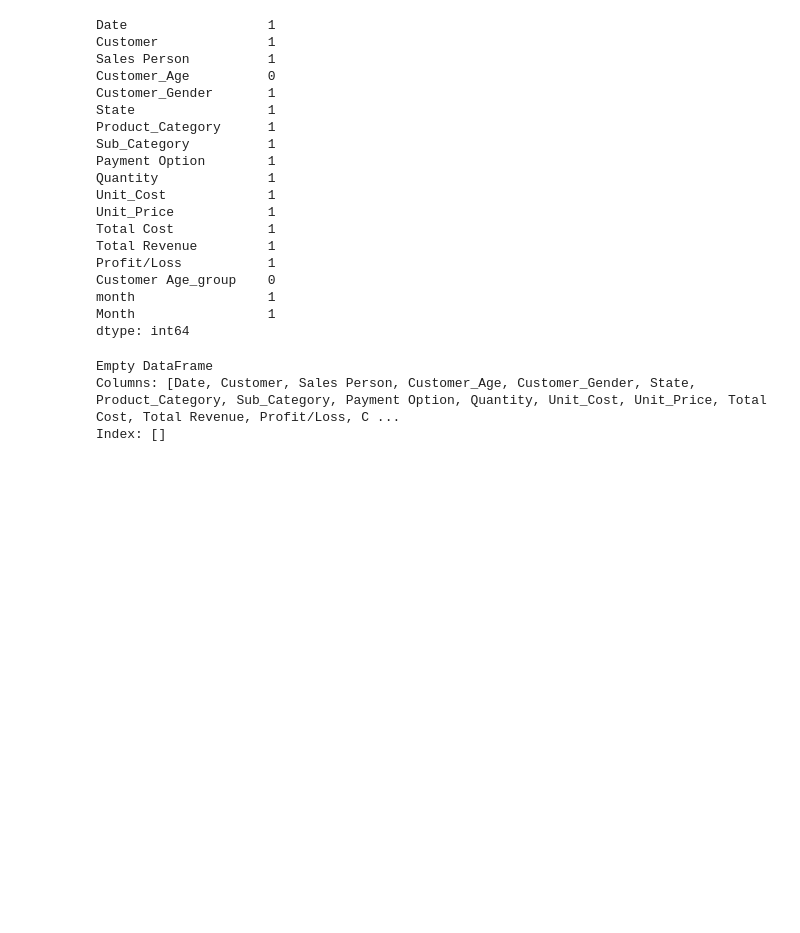
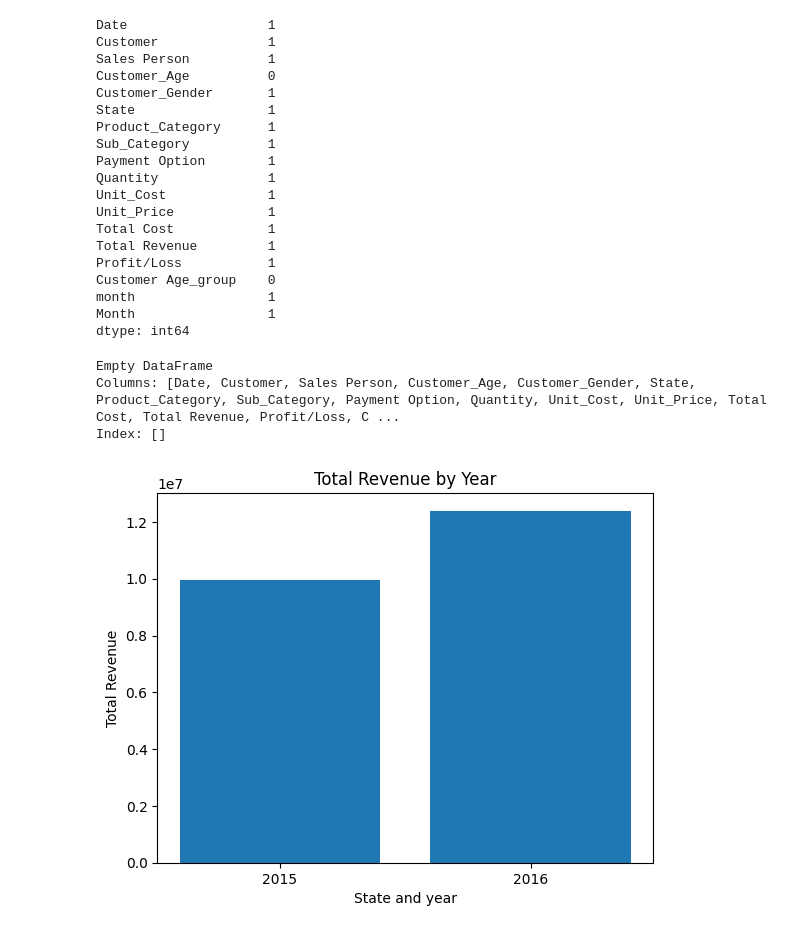
Before and after one commit to NijjohUnno/AmazonExploratoryAnalysis, a Jupyter notebook: Amazon_Script.ipynb, the cells around one changed output. Drawn from its saved outputs; the diff is of its cells as text; code cells hidden in the pictures; blank space fills up the shorter version.

```diff
--- a/Amazon_Script.ipynb
+++ b/Amazon_Script.ipynb
@@ -86,7 +86,7 @@ sns.countplot(x=amazon['Product_Category'])
 # %%
 # convert the date string to a datetime object and extract the month
 amazon['Month'] = pd.to_datetime(amazon['Date'], format='%d-%b-%y').dt.month
-amazon = amazon.drop('month', axis=1)
+amazon['year'] = pd.to_datetime(amazon['Date'], format='%d-%b-%y').dt.year
 amazon.head()
 # %% [output]
 |  | Date | Customer | Sales Person | Customer_Age | Customer_Gender | State | Product_Category | ... |
@@ -127,3 +127,17 @@ print(nan_rows)
 Empty DataFrame
 Columns: [Date, Customer, Sales Person, Customer_Age, Customer_Gender, State, Product_Category, Sub_Category, Payment Option, Quantity, Unit_Cost, Unit_Price, Total Cost, Total Revenue, Profit/Loss, C ...
 Index: []
+# %%
+import matplotlib.pyplot as plt
+#group the DataFrame by state and year, and sum the revenue column
+grouped = amazon.groupby(['year'])['Total Revenue'].sum().reset_index()
+
+# create a bar chart showing revenue by state and year
+fig, ax = plt.subplots()
+ax.bar( grouped['year'].astype(str), grouped['Total Revenue'])
+ax.set_xlabel('State and year')
+ax.set_ylabel('Total Revenue')
+ax.set_title('Total Revenue by Year')
+plt.show()
+# %% [output]
+[figure, added]
```
Also changed, not shown: parts of 2 cells of this notebook.
